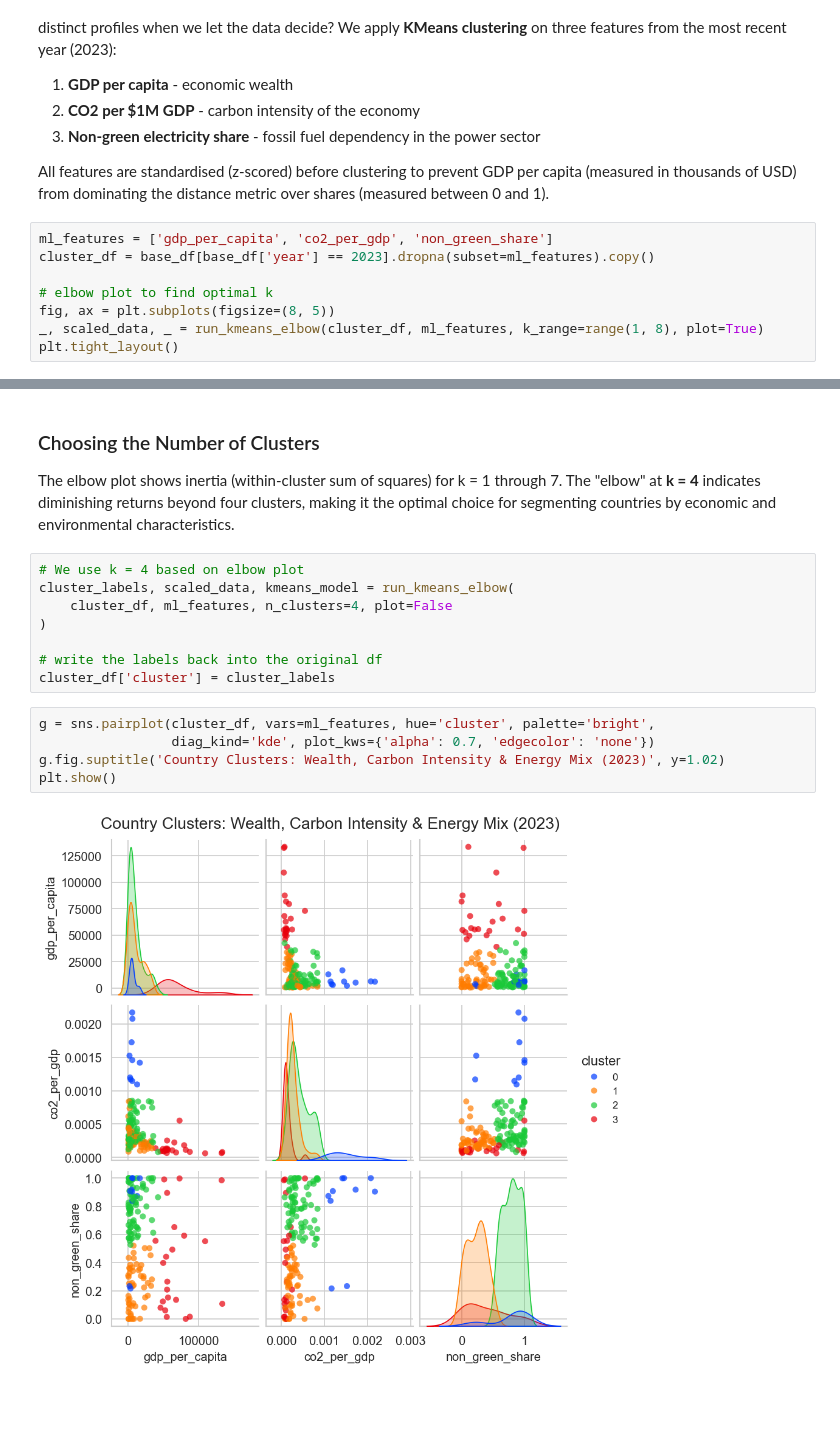
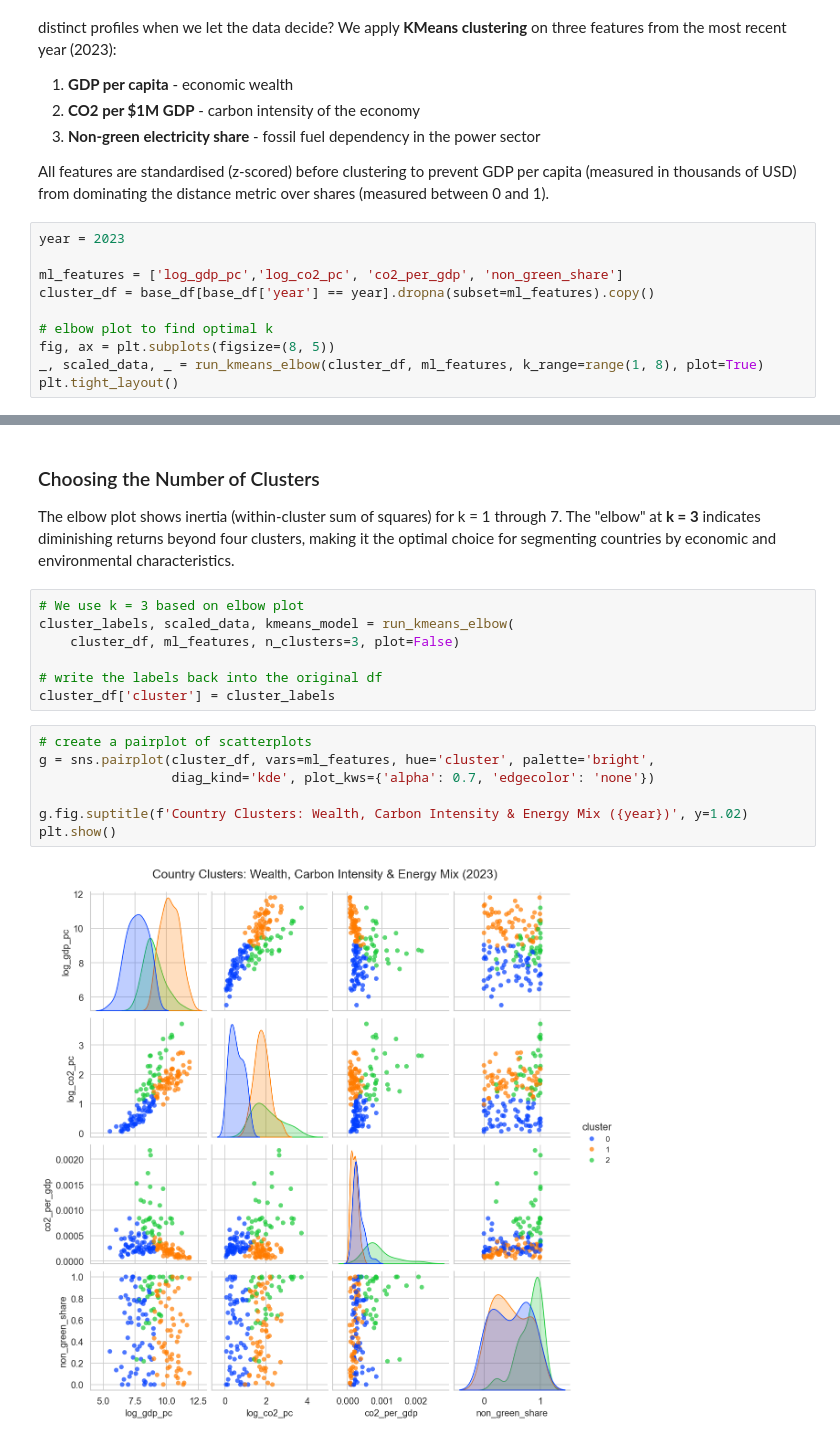
Before and after one commit to fabianfrank-dev/carbon_analysis, a Jupyter notebook: data_analytics_project.ipynb, the cells around one changed output, grey strips where cells are left out. Drawn from its saved outputs; the diff is of its cells as text; blank space fills up the shorter version.

Commit message:
Worked on the clusters and implemented umap analysis, as well as PCA projection

```diff
--- a/data_analytics_project.ipynb
+++ b/data_analytics_project.ipynb
@@ -787,8 +923,10 @@ The analyses above used predefined income brackets to group countries. But do co
 
 All features are standardised (z-scored) before clustering to prevent GDP per capita (measured in thousands of USD) from dominating the distance metric over shares (measured between 0 and 1).
 # %%
-ml_features = ['gdp_per_capita', 'co2_per_gdp', 'non_green_share']
-cluster_df = base_df[base_df['year'] == 2023].dropna(subset=ml_features).copy()
+year = 2023
+
+ml_features = ['log_gdp_pc','log_co2_pc', 'co2_per_gdp', 'non_green_share']
+cluster_df = base_df[base_df['year'] == year].dropna(subset=ml_features).copy()
 
 # elbow plot to find optimal k
 fig, ax = plt.subplots(figsize=(8, 5))
@@ -800,22 +938,23 @@ plt.tight_layout()
 # %% [markdown]
 ### Choosing the Number of Clusters
 
-The elbow plot shows inertia (within-cluster sum of squares) for k = 1 through 7. The "elbow" at **k = 4** indicates diminishing returns beyond four clusters, making it the optimal choice for segmenting countries by economic and environmental characteristics.
+The elbow plot shows inertia (within-cluster sum of squares) for k = 1 through 7. The "elbow" at **k = 3** indicates diminishing returns beyond four clusters, making it the optimal choice for segmenting countries by economic and environmental characteristics.
 # %%
-# We use k = 4 based on elbow plot
+# We use k = 3 based on elbow plot
 cluster_labels, scaled_data, kmeans_model = run_kmeans_elbow(
-    cluster_df, ml_features, n_clusters=4, plot=False
-)
+    cluster_df, ml_features, n_clusters=3, plot=False)
 
 # write the labels back into the original df
 cluster_df['cluster'] = cluster_labels
 # %%
+# create a pairplot of scatterplots
 g = sns.pairplot(cluster_df, vars=ml_features, hue='cluster', palette='bright',
                  diag_kind='kde', plot_kws={'alpha': 0.7, 'edgecolor': 'none'})
-g.fig.suptitle('Country Clusters: Wealth, Carbon Intensity & Energy Mix (2023)', y=1.02)
+
+g.fig.suptitle(f'Country Clusters: Wealth, Carbon Intensity & Energy Mix ({year})', y=1.02)
 plt.show()
 # %% [output]
-[figure, old version]
+[figure, new version]
 # %% [markdown]
 ### Interpreting the Pairplot
 
```
Also changed, not shown: parts of 18 cells of this notebook.
